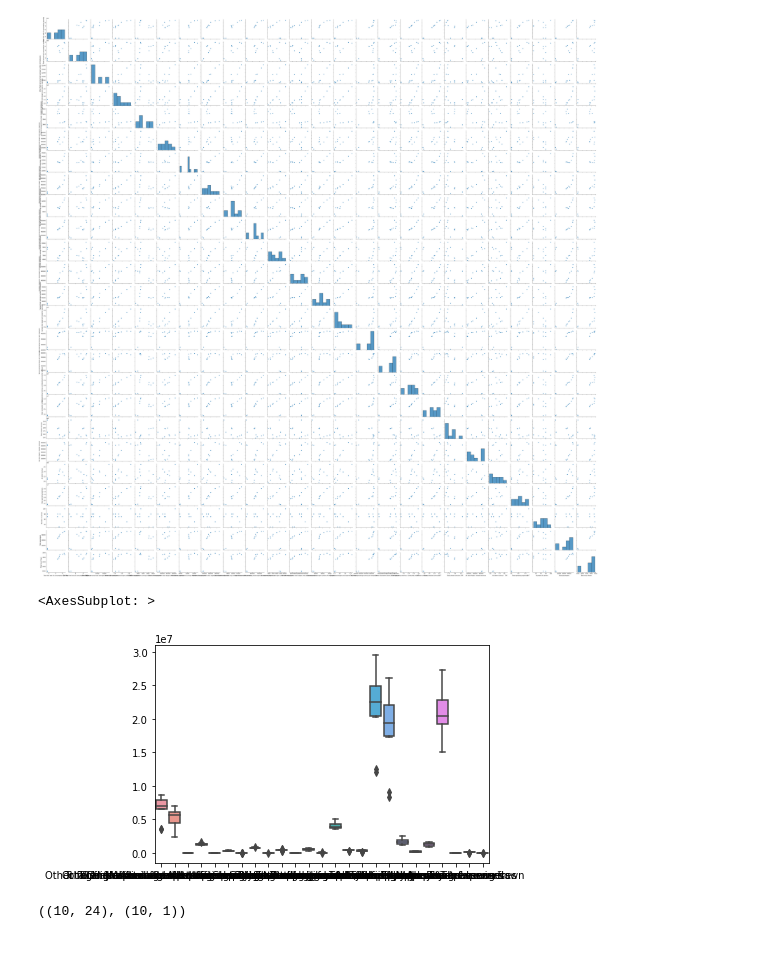
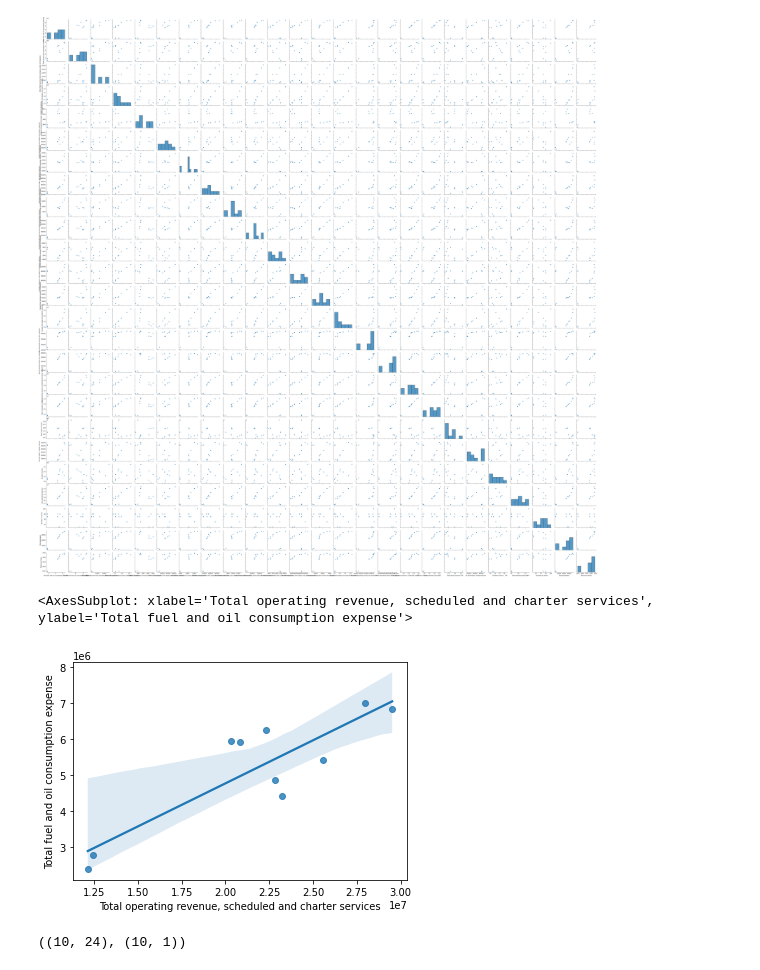
Before and after one commit to AustinPerea/Capstone-EDA, a Jupyter notebook: Airline_Operating.ipynb, the cells around one changed output. Saved outputs shown, nothing was run; the diff lists cells and outputs as text; code cells hidden in the pictures.

```diff
--- a/Airline_Operating.ipynb
+++ b/Airline_Operating.ipynb
@@ -150,11 +150,11 @@ sns.pairplot(df)
 # %% [output]
 <seaborn.axisgrid.PairGrid at 0x...>
 [figure]
-# %%
-sns.boxplot(df)
-# %% [output]
-<AxesSubplot: >
-[figure, removed]
+# %%
+sns.regplot(data=df, x='Total operating revenue, scheduled and charter services', y='Total fuel and oil consumption expense')
+# %% [output]
+<AxesSubplot: xlabel='Total operating revenue, scheduled and charter services', ylabel='Total fuel and oil consumption expense'>
+[figure, added]
 # %%
 y = np.array(df["Total fuel and oil consumption expense"]).reshape(-1,1)
 X = np.array(df.drop(columns={"Total fuel and oil consumption expense"}))
```
